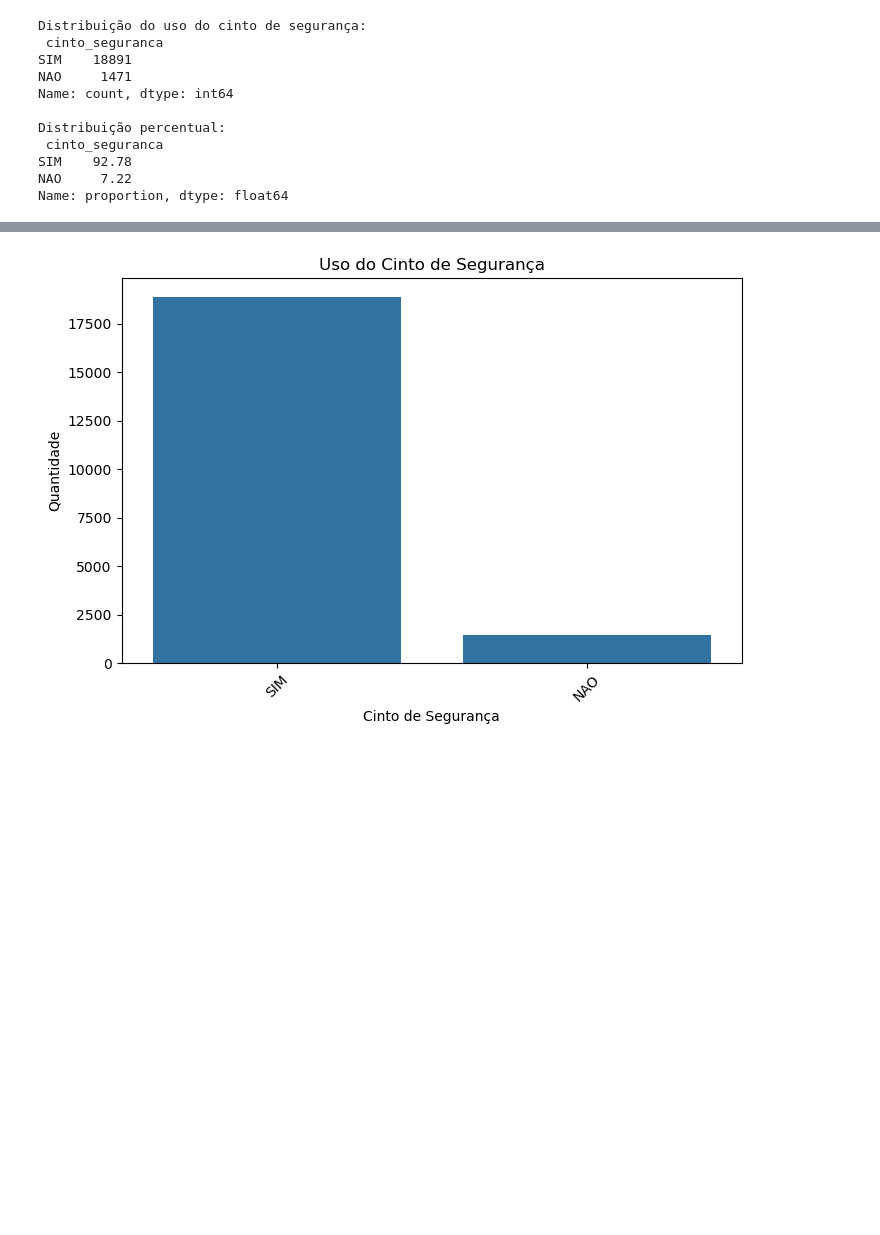
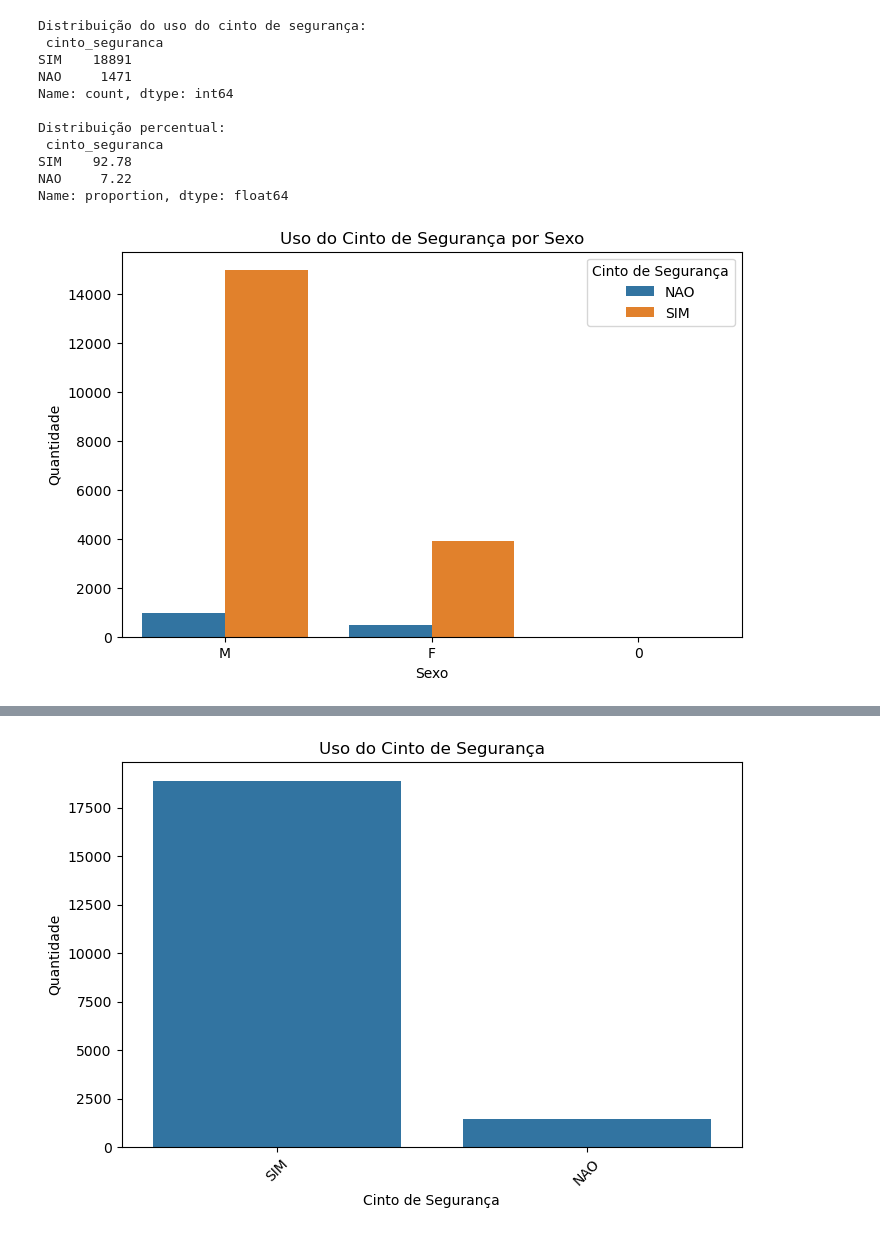
Before and after one commit to eduardonicioli/mineracao_dados, a Jupyter notebook: projetoAcidentes.ipynb, the cells around one changed output, grey strips where cells are left out. Saved outputs shown, nothing was run; the diff lists cells and outputs as text; code cells hidden in the pictures; blank space fills up the shorter version.

```diff
--- a/projetoAcidentes.ipynb
+++ b/projetoAcidentes.ipynb
@@ -219,3 +219,15 @@ Distribuição percentual:
 SIM    92.78
 NAO     7.22
 Name: proportion, dtype: float64
+# %%
+# Analise por sexo
+
+plt.figure(figsize=(8, 5))
+sns.countplot(data=df_limpo, x=' sexo', hue=' cinto_seguranca')
+plt.title("Uso do Cinto de Segurança por Sexo")
+plt.xlabel("Sexo")
+plt.ylabel("Quantidade")
+plt.legend(title="Cinto de Segurança")
+plt.show()
+# %% [output]
+[figure, added]
```
Also changed, not shown: parts of 15 cells of this notebook, 1 other file.
